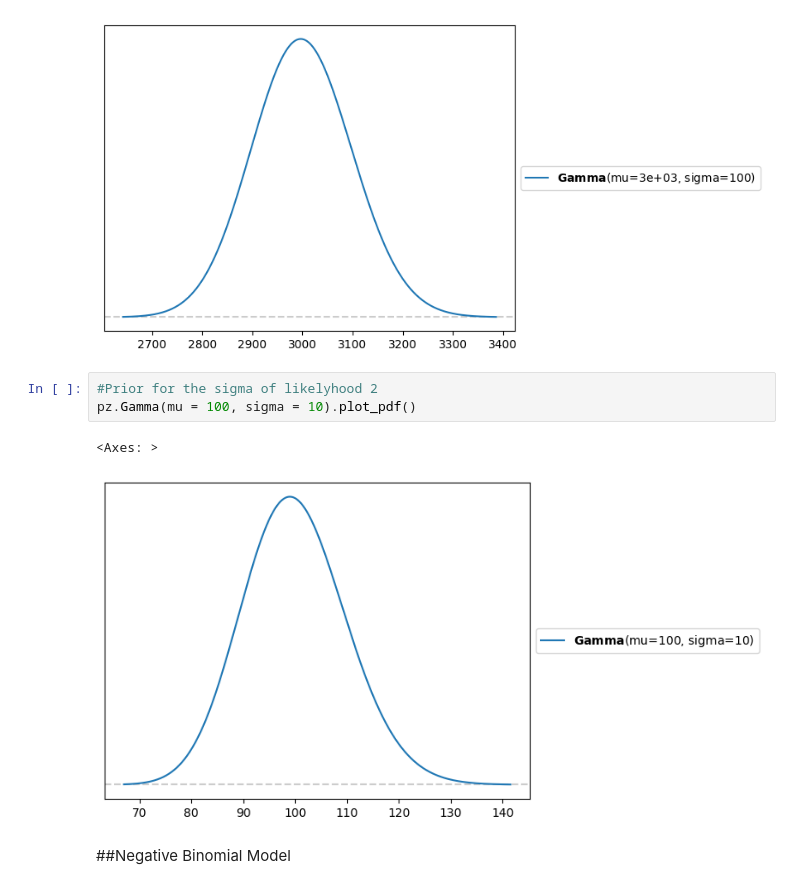
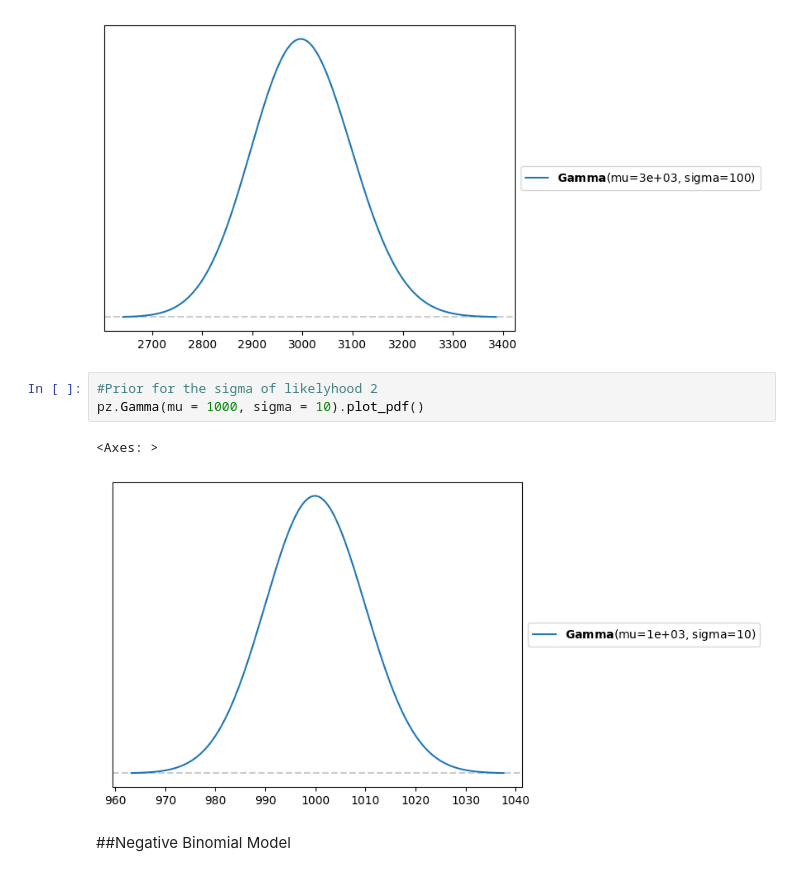
Before and after one commit to rylan-berry/DataScienceExercises2025-2026, a Jupyter notebook: RylaBerrU3proj.ipynb, the cells around one changed output. Saved outputs shown, nothing was run; the diff lists cells and outputs as text.

```diff
--- a/RylaBerrU3proj.ipynb
+++ b/RylaBerrU3proj.ipynb
@@ -143,10 +143,10 @@ pz.Gamma(mu = 3000, sigma = 100).plot_pdf()
 [figure]
 # %%
 #Prior for the sigma of likelyhood 2
-pz.Gamma(mu = 100, sigma = 10).plot_pdf()
+pz.Gamma(mu = 1000, sigma = 10).plot_pdf()
 # %% [output]
 <Axes: >
-[figure, old version]
+[figure, new version]
 # %% [markdown]
 ##Negative Binomial Model
 # %%
```
